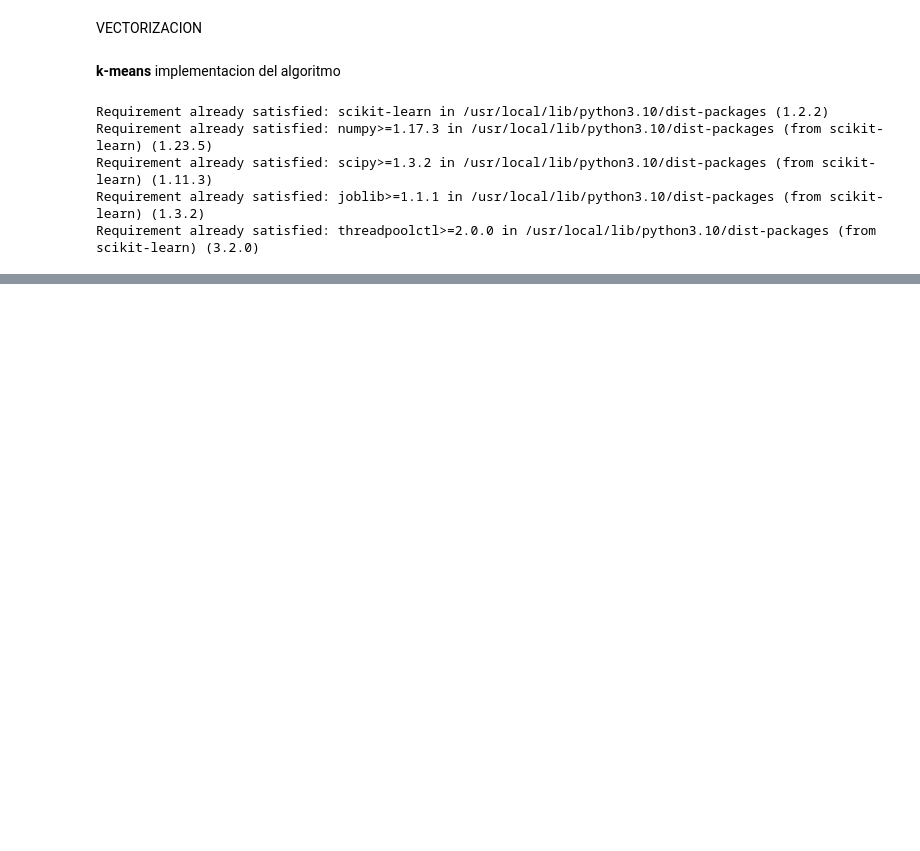
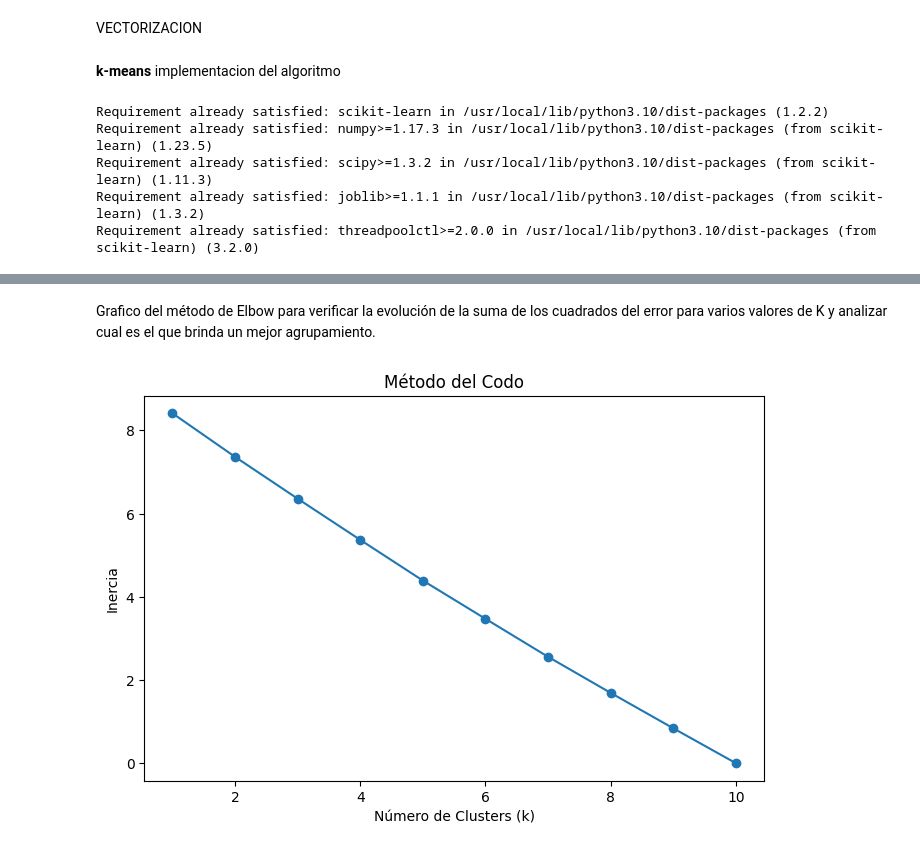
Before and after one commit to pablonicolasr/pps, a Jupyter notebook: Algoritmo_kmeans_PPS.ipynb, the cells around one changed output, grey strips where cells are left out. Cells and saved outputs as stored; diff of their text form; code cells hidden in the pictures; blank space fills up the shorter version.

```diff
--- a/Algoritmo_kmeans_PPS.ipynb
+++ b/Algoritmo_kmeans_PPS.ipynb
@@ -235,0 +400,24 @@ Cluster 2 - Categoría: 9
+# %% [markdown]
+Grafico del método de Elbow para verificar la evolución de la suma de los cuadrados del error para varios valores de K y analizar cual es el que brinda un mejor agrupamiento.
+# %%
+import matplotlib.pyplot as plt
+import numpy as np
+
+# Lista para almacenar las inercias
+inertias = []
+
+# Probar diferentes valores de k
+for k in range(1, 11):
+    kmeans = KMeans(n_clusters=k, random_state=42)
+    kmeans.fit(X_tfidf)
+    inertias.append(kmeans.inertia_)
+
+# Graficar el método del codo
+plt.figure(figsize=(8, 5))
+plt.plot(range(1, 11), inertias, marker='o')
+plt.title('Método del Codo')
+plt.xlabel('Número de Clusters (k)')
+plt.ylabel('Inercia')
+plt.show()
+# %% [output]
+[figure, added]
```
Also changed, not shown: parts of 15 cells of this notebook.
